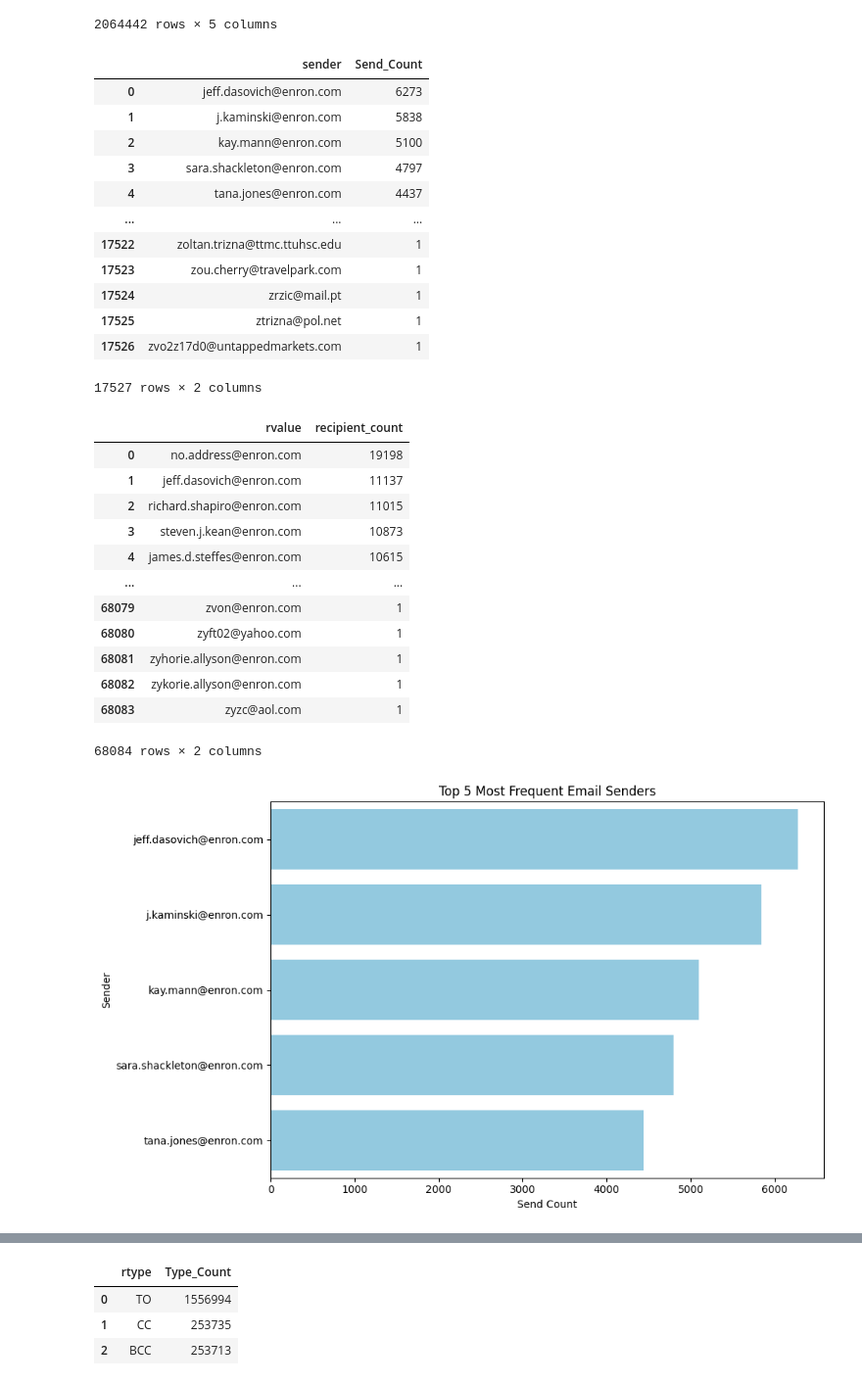
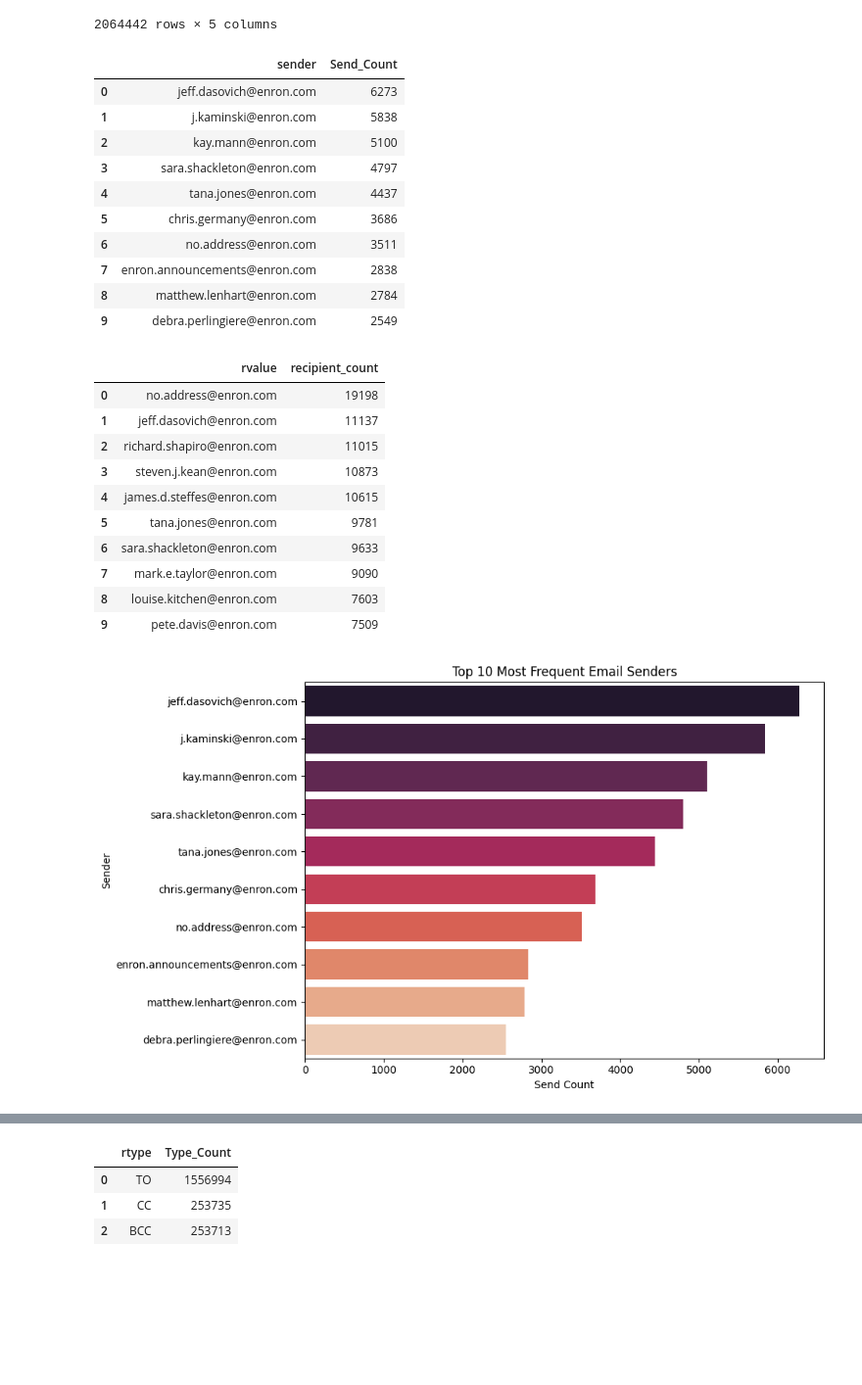
Before and after one commit to Ayush807/IBP_Assignment_2023, a Jupyter notebook: IBP_Assignment.ipynb, the cells around one changed output, grey strips where cells are left out. Shown at 98% size. Drawn from its saved outputs; the diff is of its cells as text; code cells hidden in the pictures; blank space fills up the shorter version.

```diff
--- a/IBP_Assignment.ipynb
+++ b/IBP_Assignment.ipynb
@@ -252,6 +243,7 @@ sender_query = """
     FROM Message
     GROUP BY Sender
     ORDER BY Send_Count DESC
+    LIMIT 10
 """
 sender_data = pd.read_sql_query(sender_query, conn)
 
@@ -260,6 +252,7 @@ recipient_query = """
     FROM recipientinfo
     GROUP BY rvalue
     ORDER BY recipient_count DESC
+    LIMIT 10
 """
 
 # Execute the recipient query and fetch the results into a DataFrame
@@ -273,13 +266,11 @@ sender_data
 | 2 | kay.mann@enron.com | 5100 |
 | 3 | sara.shackleton@enron.com | 4797 |
 | 4 | tana.jones@enron.com | 4437 |
-| ... | ... | ... |
-| 17522 | zoltan.trizna@ttmc.ttuhsc.edu | 1 |
-| 17523 | zou.cherry@travelpark.com | 1 |
-| 17524 | zrzic@mail.pt | 1 |
-| 17525 | ztrizna@pol.net | 1 |
-| 17526 | zvo2z17d0@untappedmarkets.com | 1 |
+| 5 | chris.germany@enron.com | 3686 |
+| 6 | no.address@enron.com | 3511 |
+| 7 | enron.announcements@enron.com | 2838 |
+| 8 | matthew.lenhart@enron.com | 2784 |
+| 9 | debra.perlingiere@enron.com | 2549 |
-17527 rows × 2 columns
 # %%
 recipient_data
 # %% [output]
@@ -289,25 +280,23 @@ recipient_data
 | 2 | richard.shapiro@enron.com | 11015 |
 | 3 | steven.j.kean@enron.com | 10873 |
 | 4 | james.d.steffes@enron.com | 10615 |
-| ... | ... | ... |
-| 68079 | zvon@enron.com | 1 |
-| 68080 | zyft02@yahoo.com | 1 |
-| 68081 | zyhorie.allyson@enron.com | 1 |
-| 68082 | zykorie.allyson@enron.com | 1 |
-| 68083 | zyzc@aol.com | 1 |
+| 5 | tana.jones@enron.com | 9781 |
+| 6 | sara.shackleton@enron.com | 9633 |
+| 7 | mark.e.taylor@enron.com | 9090 |
+| 8 | louise.kitchen@enron.com | 7603 |
+| 9 | pete.davis@enron.com | 7509 |
-68084 rows × 2 columns
 # %%
-#Taking only top 5 values for senders
-top_5_senders = sender_data.head(5)
-
-# Plotting horizontal bar chart for top 5 senders
+# Plotting horizontal bar chart for top 10 senders
+import matplotlib.colors as mcolors
+n_colors = 10
+color_palette = sns.color_palette("rocket", n_colors)
 plt.figure(figsize=(10, 6))
-sns.barplot(data=top_5_senders, y='sender', x='Send_Count', color='skyblue')
+sns.barplot(data=sender_data, y='sender', x='Send_Count', palette=color_palette)
 plt.xlabel('Send Count')
 plt.ylabel('Sender')
-plt.title('Top 5 Most Frequent Email Senders')
+plt.title('Top 10 Most Frequent Email Senders')
 plt.tight_layout()
 plt.show()
 # %% [output]
-[figure, old version]
+[figure, new version]
 # %%
```
Also changed, not shown: parts of 16 cells of this notebook.
